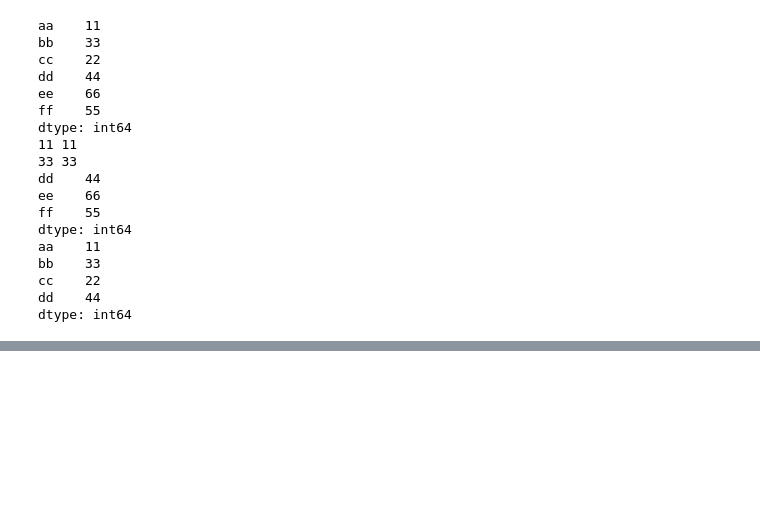
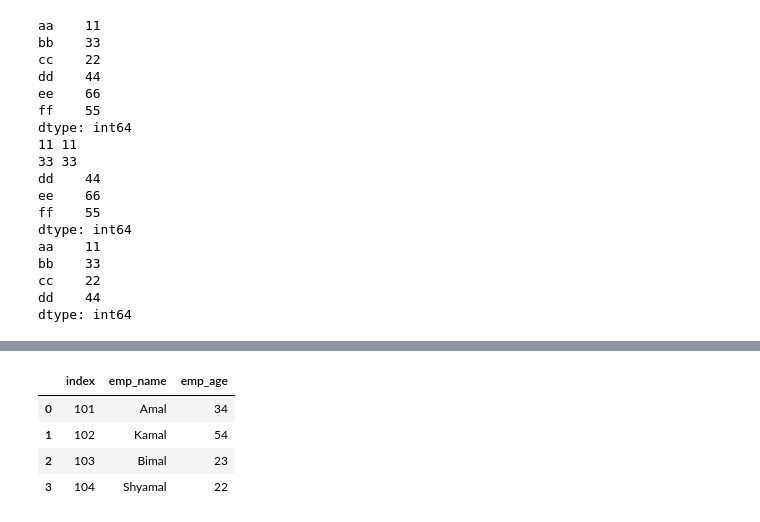
Before and after one commit to toarnabtrainer/AEC_ML_Batch-2, a Jupyter notebook: Pandas.ipynb, the cells around one changed output, grey strips where cells are left out. Drawn from its saved outputs; the diff is of its cells as text; code cells hidden in the pictures; blank space fills up the shorter version.

```diff
--- a/Pandas.ipynb
+++ b/Pandas.ipynb
@@ -299,0 +331,6 @@ dtype: int64
+# %%
+my_data = {'emp_name':['Amal', 'Kamal', 'Bimal', 'Shyamal'], 'emp_age':[34, 54, 23, 22]}
+print (my_data, type(my_data))
+emp_id = [101, 102, 103, 104]
+df = pd.DataFrame(data = my_data, index = emp_id)
+df
@@ -299,0 +344,8 @@ dtype: int64
+# %%
+df.reset_index()
+# %% [output]
+|  | index | emp_name | emp_age |
+| 0 | 101 | Amal | 34 |
+| 1 | 102 | Kamal | 54 |
+| 2 | 103 | Bimal | 23 |
+| 3 | 104 | Shyamal | 22 |
```
Also changed, not shown: parts of 14 cells of this notebook.
